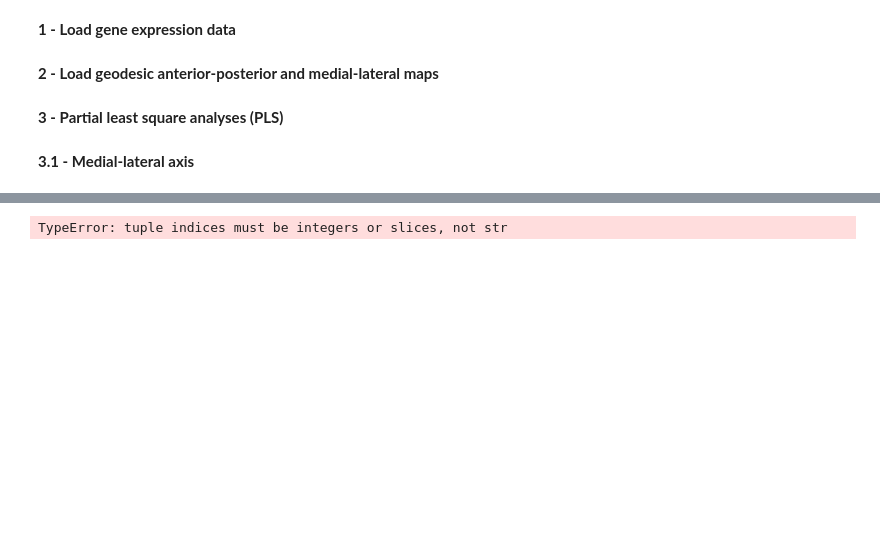
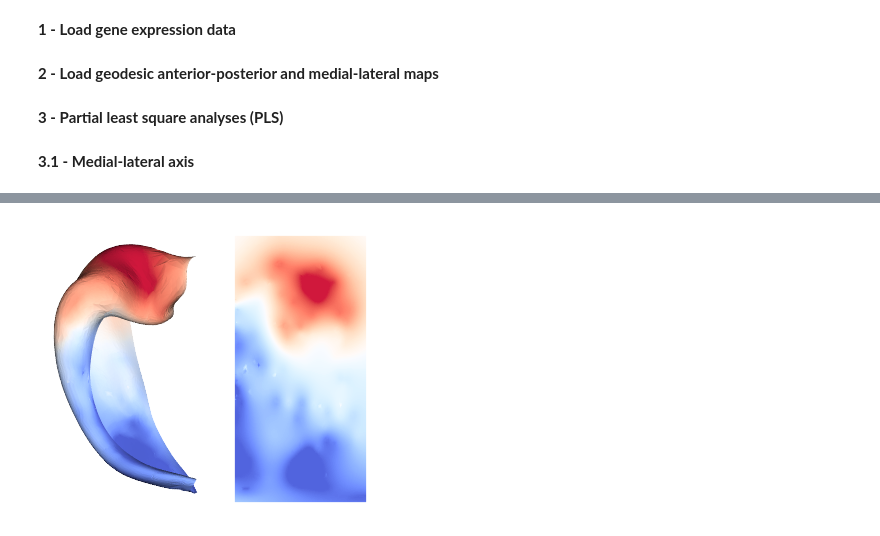
Before and after one commit to alexander-ngo/hippogenes, a Jupyter notebook: notebooks/3_Pathway-Decoding.ipynb, the cells around one changed output, grey strips where cells are left out. Saved outputs shown, nothing was run; the diff lists cells and outputs as text; code cells hidden in the pictures; blank space fills up the shorter version.

```diff
--- a/notebooks/3_Pathway-Decoding.ipynb
+++ b/notebooks/3_Pathway-Decoding.ipynb
@@ -196,8 +244,8 @@ plt.ylim((0,1))
 # %%
 # Weighted expression (significant)
-s = ap_pls[][:,0]
+s = ap_pls[2][:,0]
 z = (s - np.mean(s)) / np.std(s)
 hm.plotting.surfplot_canonical_foldunfold(z, cmap="coolwarm", hemis=["L"], labels=["hipp"], unfoldAPrescale=True,
-                                              share="row", tighten_cwindow=True)
+                                              share="row", tighten_cwindow=True, embed_nb=True)
 # %% [output]
-TypeError: tuple indices must be integers or slices, not str
+[figure, added]
```
Also changed, not shown: parts of 9 cells of this notebook, 1 other file.
